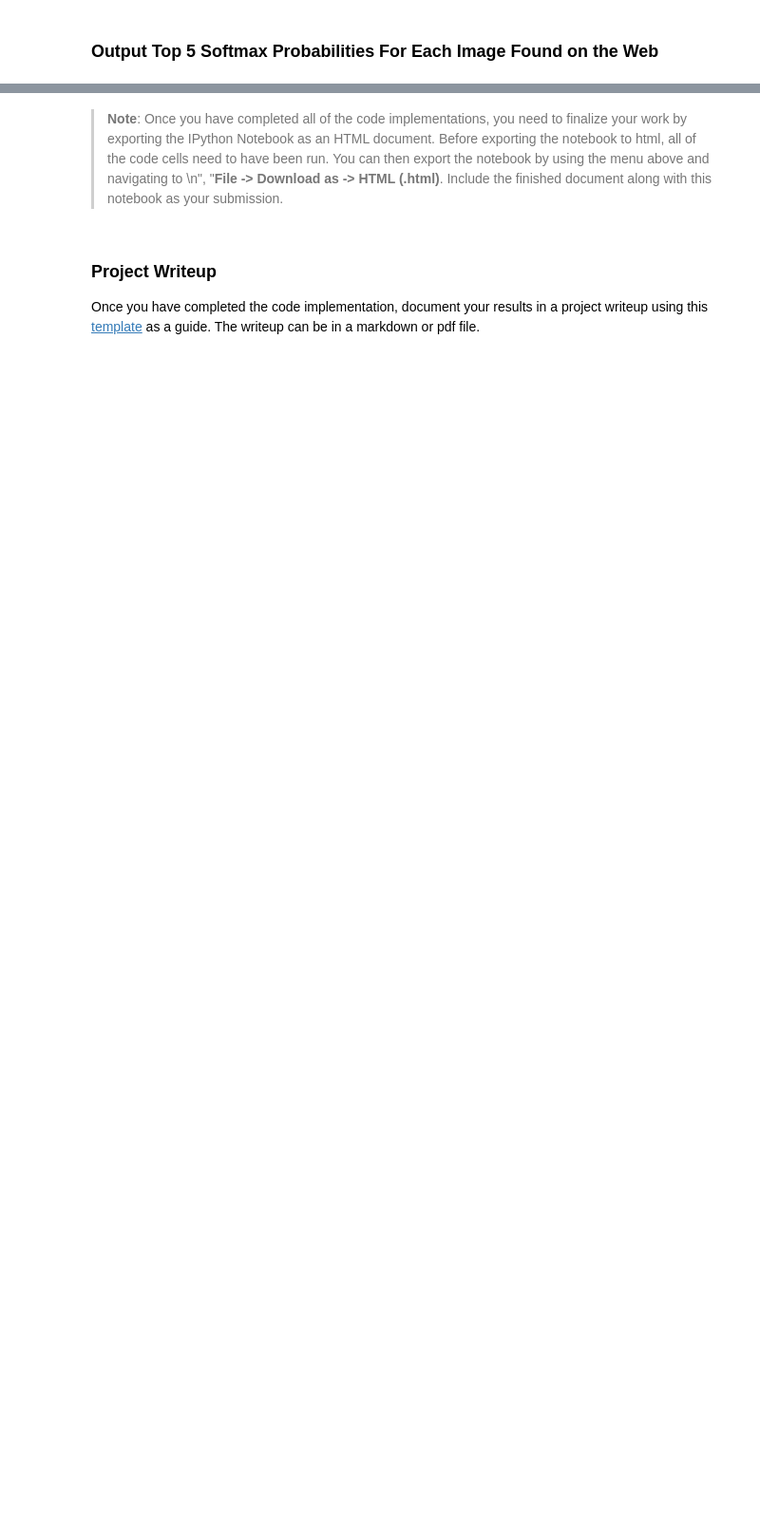
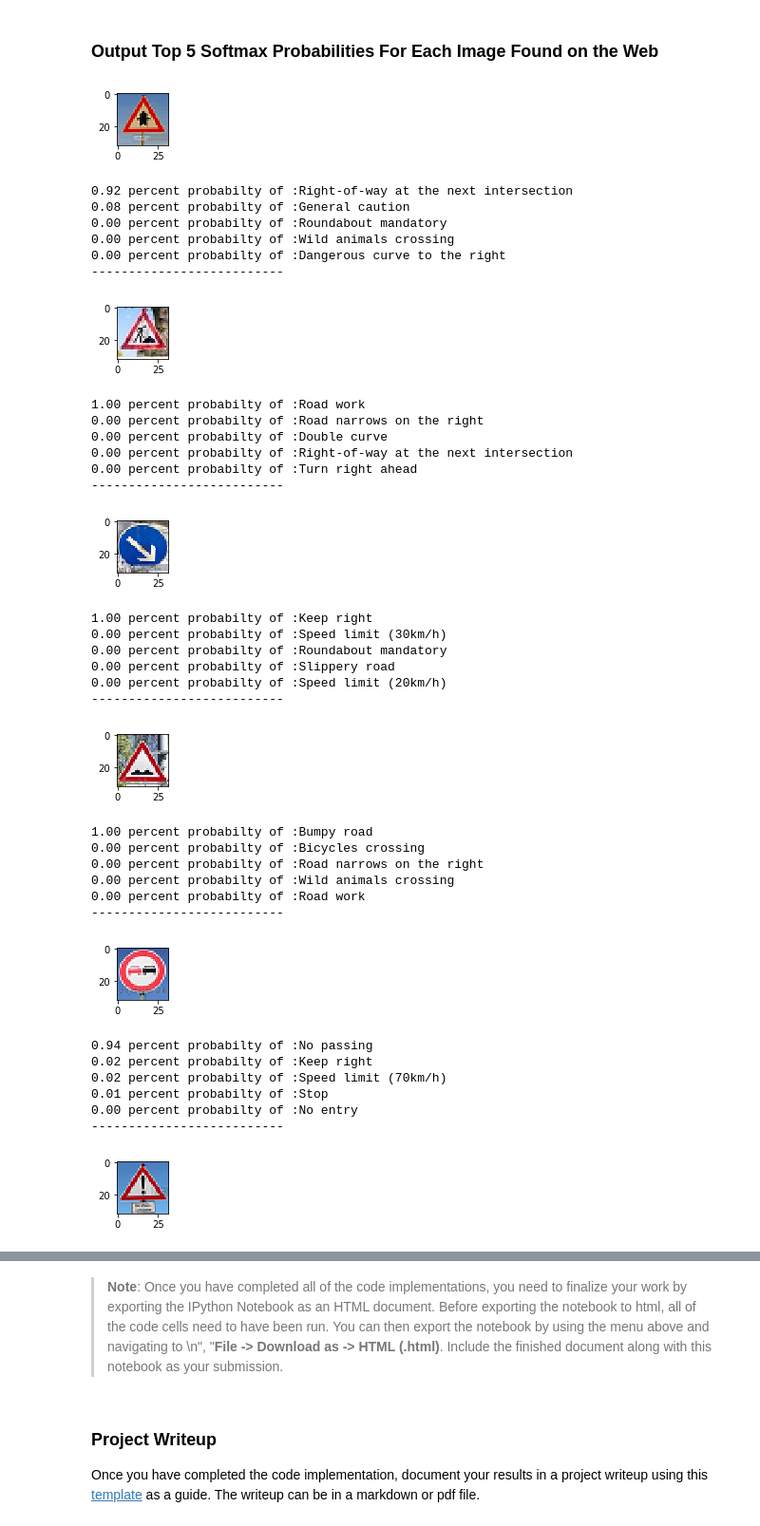
Before and after one commit to Moghan/CarND-Traffic-Sign-Classifier-Project, a Jupyter notebook: Traffic_Sign_Classifier.ipynb, the cells around one changed output, grey strips where cells are left out. Shown at 95% size. Drawn from its saved outputs; the diff is of its cells as text; code cells hidden in the pictures; blank space fills up the shorter version.

```diff
--- a/Traffic_Sign_Classifier.ipynb
+++ b/Traffic_Sign_Classifier.ipynb
@@ -587,8 +494,6 @@ Calculating the accuracy for these 11 new images just like when accuracy was mea
 # %%
-### Calculate the accuracy for these 5 new images.
-### For example, if the model predicted 1 out of 5 signs correctly, it's 20% accurate on these new images.
 with tf.Session() as sess:
     saver.restore(sess, tf.train.latest_checkpoint('.'))
 
-    test_accuracy = evaluate(X_custom_prep, y_custom)
+    test_accuracy = evaluate(X_c_prep, y_c)
     print("Test Accuracy = {:.3f}".format(test_accuracy))
@@ -597,16 +504,54 @@ with tf.Session() as sess:
 # %%
 with tf.Session() as sess:
     saver.restore(sess, tf.train.latest_checkpoint('.'))
 
-    top_5_prob, top_5_indices = top_5(X_custom_prep, y_custom)
+    top_5_probs_arr, top_5_indices_arr = top_5_probs(X_c_prep, y_c)
 
 
-for probs, class_indices, image in zip(top_5_prob, top_5_indices, X_custom_prep):
+for probs, class_indices, image in zip(top_5_probs_arr, top_5_indices_arr, X_c):
     plt.figure(figsize=(1,1))
     img = image.squeeze()
     plt.imshow(img)
     plt.show()
+
     for prob, class_indice in zip(probs, class_indices):
         print("%0.2f percent probabilty of :%s" % (prob, signnames[class_indice]))
 
     print("--------------------------")
+# %% [output]
+[figure, added]
+0.92 percent probabilty of :Right-of-way at the next intersection
+0.08 percent probabilty of :General caution
+0.00 percent probabilty of :Roundabout mandatory
+0.00 percent probabilty of :Wild animals crossing
+0.00 percent probabilty of :Dangerous curve to the right
+--------------------------
+[figure, added]
+1.00 percent probabilty of :Road work
+0.00 percent probabilty of :Road narrows on the right
+0.00 percent probabilty of :Double curve
+0.00 percent probabilty of :Right-of-way at the next intersection
+0.00 percent probabilty of :Turn right ahead
+--------------------------
+[figure, added]
+1.00 percent probabilty of :Keep right
+0.00 percent probabilty of :Speed limit (30km/h)
+0.00 percent probabilty of :Roundabout mandatory
+0.00 percent probabilty of :Slippery road
+0.00 percent probabilty of :Speed limit (20km/h)
+--------------------------
+[figure, added]
+1.00 percent probabilty of :Bumpy road
+0.00 percent probabilty of :Bicycles crossing
+0.00 percent probabilty of :Road narrows on the right
+0.00 percent probabilty of :Wild animals crossing
+0.00 percent probabilty of :Road work
+--------------------------
+[figure, added]
+0.94 percent probabilty of :No passing
+0.02 percent probabilty of :Keep right
+0.02 percent probabilty of :Speed limit (70km/h)
+0.01 percent probabilty of :Stop
+0.00 percent probabilty of :No entry
+--------------------------
+[figure, added]
```
Also changed, not shown: parts of 21 cells of this notebook, 2 other files.
